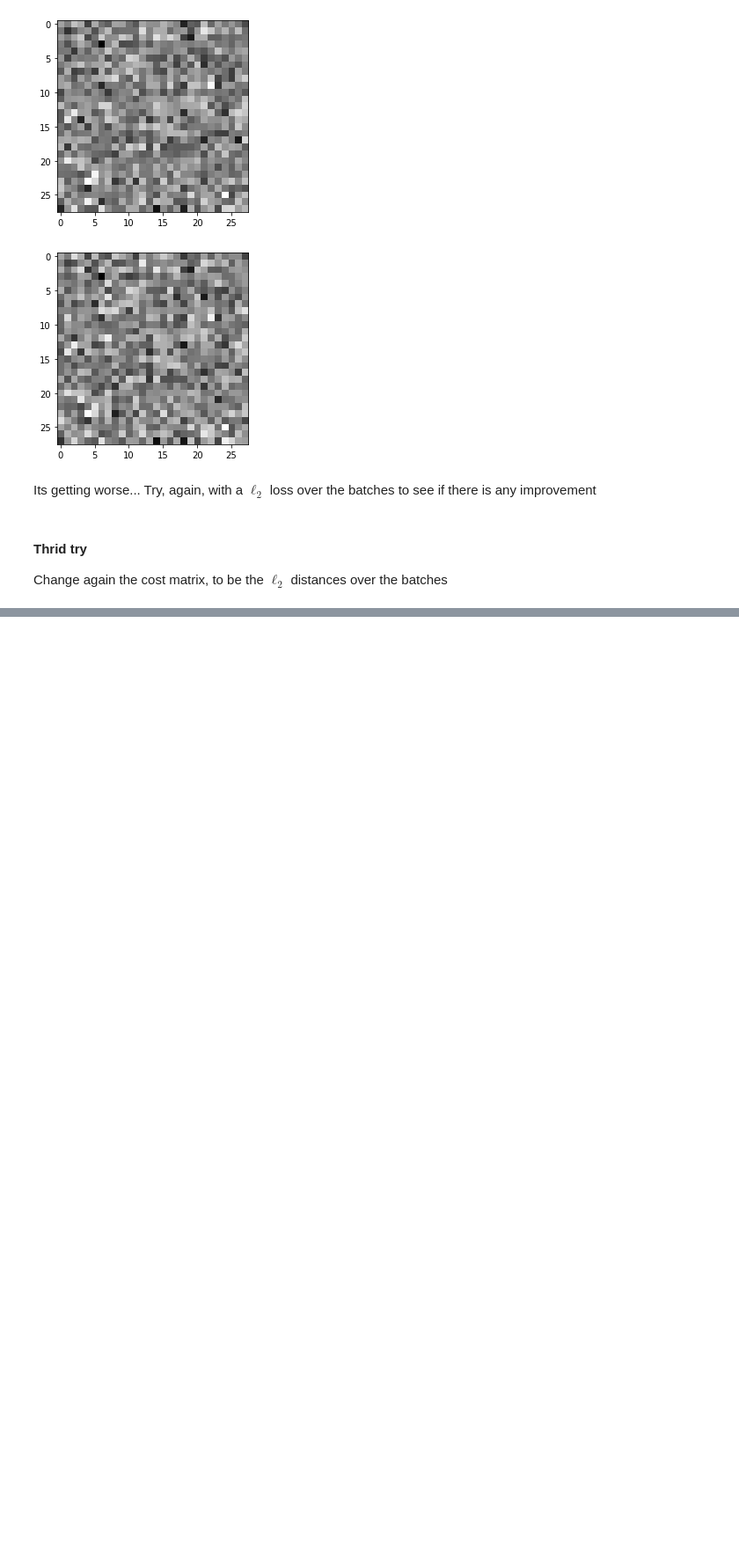
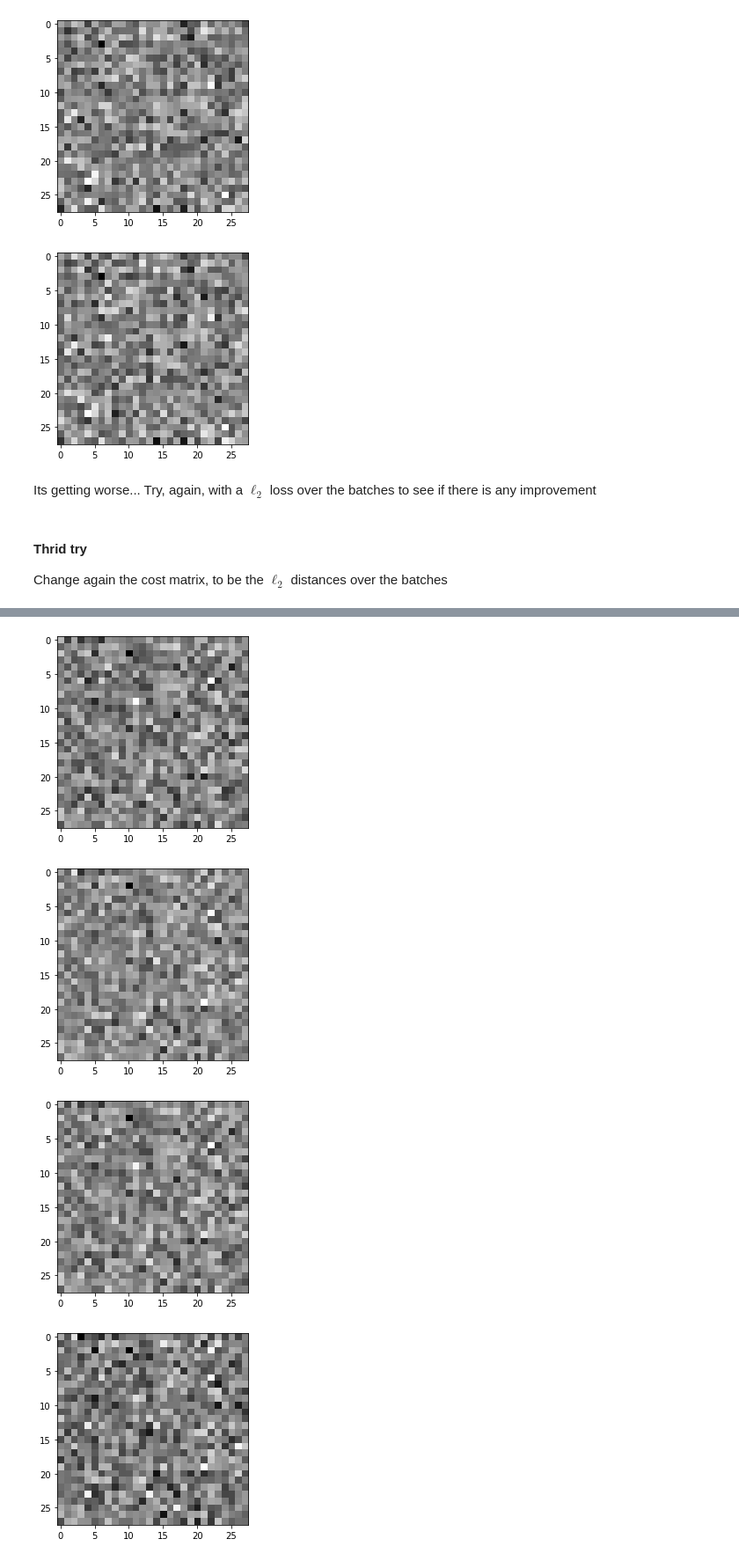
Before and after one commit to gabrielkasmi/ot_gan_ensae, a Jupyter notebook: autodiff_ot_gan_checkpoint.ipynb, the cells around one changed output, grey strips where cells are left out. Shown at 88% size. Cells and saved outputs as stored; diff of their text form; code cells hidden in the pictures; blank space fills up the shorter version.

```diff
--- a/autodiff_ot_gan_checkpoint.ipynb
+++ b/autodiff_ot_gan_checkpoint.ipynb
@@ -719,0 +830,8 @@ def cost_matrix4(x,y, normalize = True):
+# %%
+for img in samples_evolution_sk:
+  imshow(img)
+# %% [output]
+[figure, added]
+[figure, added]
+[figure, added]
+[figure, added]
```
Also changed, not shown: parts of 18 cells of this notebook.
